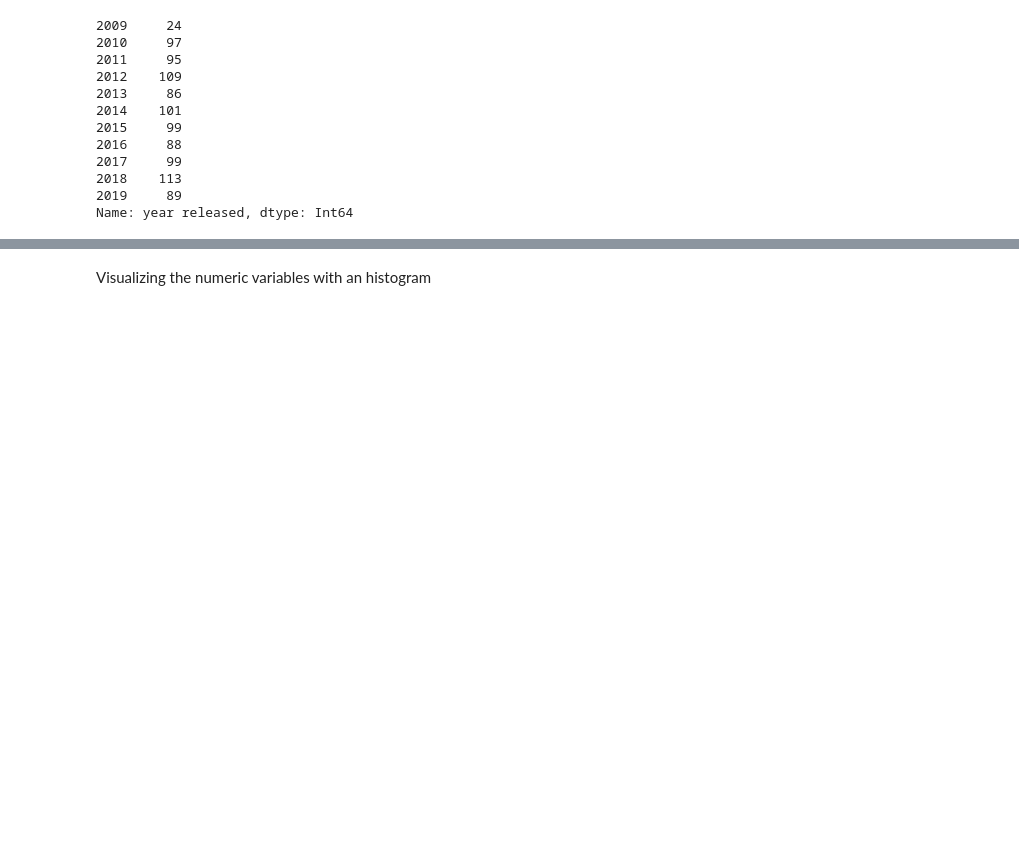
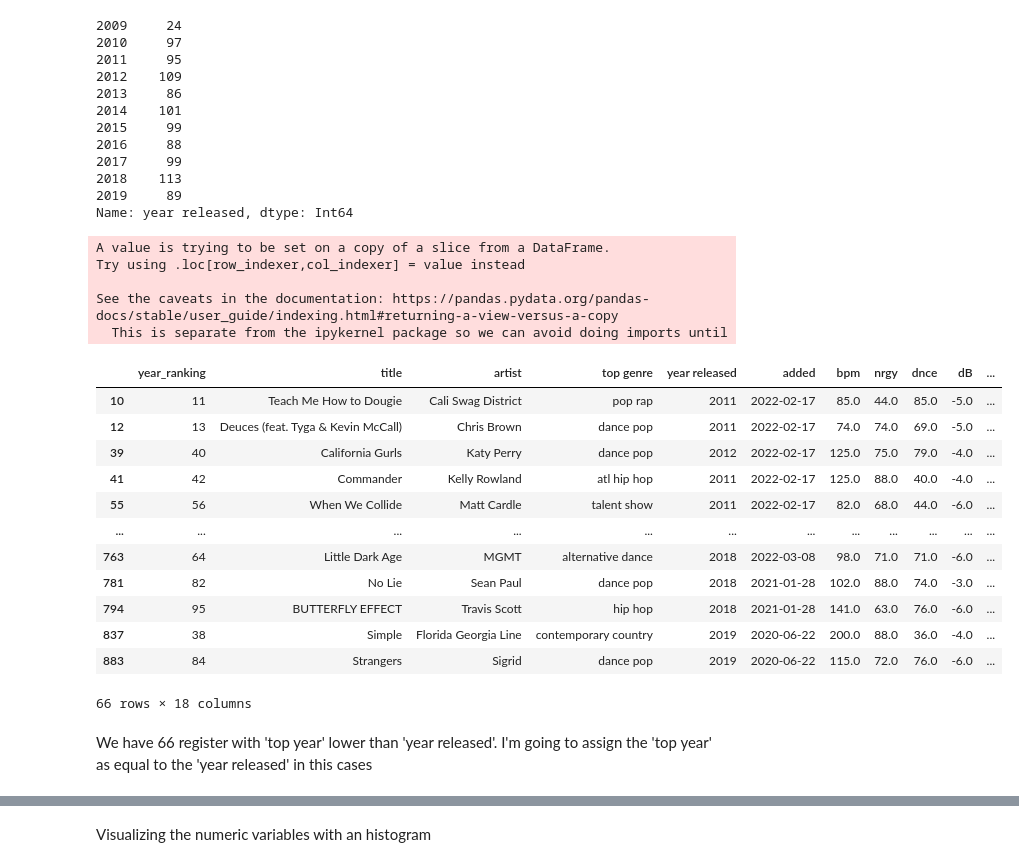
Before and after one commit to rafajovelho/Top_100_Stotify_song_2010-2019, a Jupyter notebook: Spotfy_Top_100_Songs_Analysis.ipynb, the cells around one changed output, grey strips where cells are left out. Drawn from its saved outputs; the diff is of its cells as text; code cells hidden in the pictures; blank space fills up the shorter version.

```diff
--- a/Spotfy_Top_100_Songs_Analysis.ipynb
+++ b/Spotfy_Top_100_Songs_Analysis.ipynb
@@ -221,3 +223,29 @@ df['year released'].value_counts().sort_index()
 2018    113
 2019     89
 Name: year released, dtype: Int64
+# %%
+# Checking for inconsistencies in the dataset
+x = df[(df['top year'] < df['year released'])]
+x['top year'] = x['year released']
+x
+# %% [output]
+A value is trying to be set on a copy of a slice from a DataFrame.
+Try using .loc[row_indexer,col_indexer] = value instead
+
+See the caveats in the documentation: https://pandas.pydata.org/pandas-docs/stable/user_guide/indexing.html#returning-a-view-versus-a-copy
+  This is separate from the ipykernel package so we can avoid doing imports until
+|  | year_ranking | title | artist | top genre | year released | added | bpm | nrgy | dnce | dB | ... |
+| 10 | 11 | Teach Me How to Dougie | Cali Swag District | pop rap | 2011 | 2022‑02‑17 | 85.0 | 44.0 | 85.0 | -5.0 | ... |
+| 12 | 13 | Deuces (feat. Tyga & Kevin McCall) | Chris Brown | dance pop | 2011 | 2022‑02‑17 | 74.0 | 74.0 | 69.0 | -5.0 | ... |
+| 39 | 40 | California Gurls | Katy Perry | dance pop | 2012 | 2022‑02‑17 | 125.0 | 75.0 | 79.0 | -4.0 | ... |
+| 41 | 42 | Commander | Kelly Rowland | atl hip hop | 2011 | 2022‑02‑17 | 125.0 | 88.0 | 40.0 | -4.0 | ... |
+| 55 | 56 | When We Collide | Matt Cardle | talent show | 2011 | 2022‑02‑17 | 82.0 | 68.0 | 44.0 | -6.0 | ... |
+| ... | ... | ... | ... | ... | ... | ... | ... | ... | ... | ... | ... |
+| 763 | 64 | Little Dark Age | MGMT | alternative dance | 2018 | 2022‑03‑08 | 98.0 | 71.0 | 71.0 | -6.0 | ... |
+| 781 | 82 | No Lie | Sean Paul | dance pop | 2018 | 2021‑01‑28 | 102.0 | 88.0 | 74.0 | -3.0 | ... |
+| 794 | 95 | BUTTERFLY EFFECT | Travis Scott | hip hop | 2018 | 2021‑01‑28 | 141.0 | 63.0 | 76.0 | -6.0 | ... |
+| 837 | 38 | Simple | Florida Georgia Line | contemporary country | 2019 | 2020‑06‑22 | 200.0 | 88.0 | 36.0 | -4.0 | ... |
+| 883 | 84 | Strangers | Sigrid | dance pop | 2019 | 2020‑06‑22 | 115.0 | 72.0 | 76.0 | -6.0 | ... |
+66 rows × 18 columns
+# %% [markdown]
+We have 66 register with 'top year' lower than 'year released'. I'm going to assign the 'top year' as equal to the 'year released' in this cases
```
Also changed, not shown: parts of 21 cells of this notebook.
